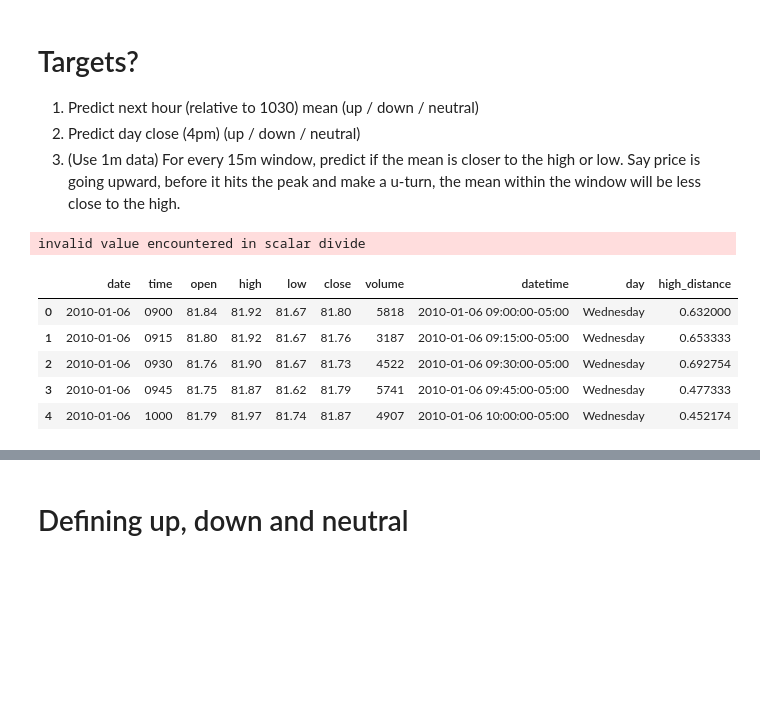
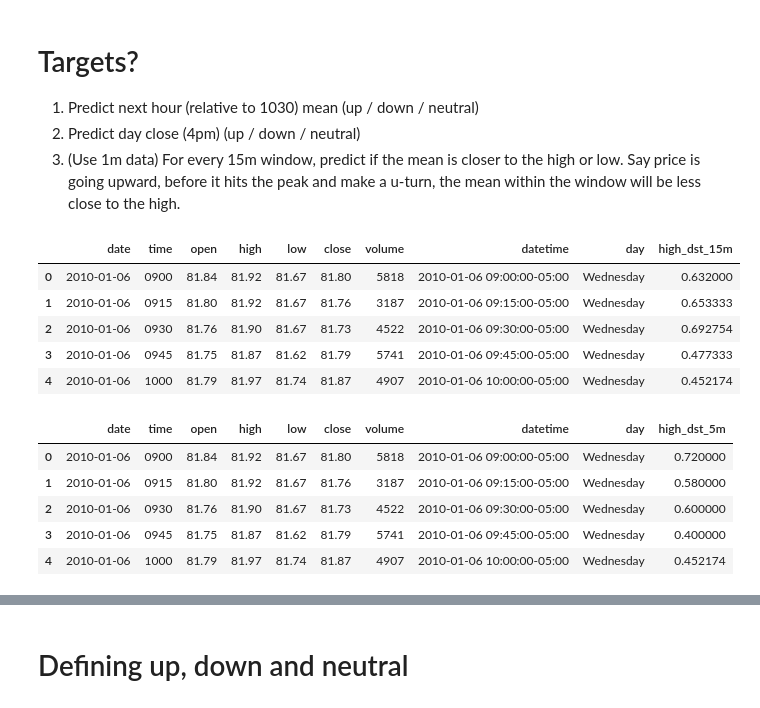
Before and after one commit to daQuincy/Takumi, a Jupyter notebook: 005 - feature_engineering.ipynb, the cells around one changed output, grey strips where cells are left out. Saved outputs shown, nothing was run; the diff lists cells and outputs as text; code cells hidden in the pictures; blank space fills up the shorter version.

```diff
--- a/005 - feature_engineering.ipynb
+++ b/005 - feature_engineering.ipynb
@@ -26,9 +27,13 @@ else:
     df_wti_1m = read_bm_data('./large_files/cl-1m.csv')
     pickle.dump(df_wti_1m, open('./large_files/cl-1m.pkl', 'wb'))
 
+df_wti_1m = df_wti_1m[(df_wti_1m['datetime'].dt.hour >= 9) & (df_wti_1m['datetime'].dt.hour < 16)]
+
 df_wti = read_bm_data('./data/backtestmarket/cl-15m.csv')
 # take only wednesday data for 10 years
-df = df_wti[(df_wti['datetime'].dt.hour >= 9) & (df_wti['datetime'].dt.hour < 16)]
+
+df = df_wti.copy()
+df = df[(df['datetime'].dt.hour >= 9) & (df['datetime'].dt.hour < 16)]
 df = df[(df['datetime'].dt.weekday == 2) & (df['datetime'].dt.year >= 2010) & (df['datetime'].dt.year <= 2019)]
 df.head()
 # %% [output]
@@ -88,47 +95,75 @@ def plot_candlestick(df, title=''):
     fig.show()
 # %%
 # test out idea 3
-
-# time_range = pd.date_range(
-#     start=pd.to_datetime('09:00:00'),
-#     end=pd.to_datetime('15:45:00'),
-#     freq=pd.Timedelta('15 minutes')
-# )
 
 df_uturn = []
 counter = 0
 for day, df_day in tqdm.tqdm(df.groupby(pd.Grouper(key='datetime', freq='D'))):
     if df_day.shape[0] == 0:
         continue
 
     df_day_1m = df_wti_1m[
         (df_wti_1m['datetime'] >= df_day['datetime'].iloc[0]) &
         (df_wti_1m['datetime'] < (df_day['datetime'].iloc[-1] + pd.Timedelta(minutes=15)))
     ]
 
     distances = []
     for time_range, df_tmp in df_day_1m.groupby(pd.Grouper(key='datetime', freq='15min')):
         mean = df_tmp['close'].mean()
         high = df_tmp['high'].max()
         low = df_tmp['low'].min()
         # distance to high, approaching 0 means getting closer
         dist = (high - mean) / (high - low)
-        distances.append({'datetime': pd.to_datetime(time_range), 'high_distance': dist})
+        distances.append({'datetime': pd.to_datetime(time_range), 'high_dst_15m': dist})
     distances = pd.DataFrame(distances)
 
     df_day = pd.merge(left=df_day, right=distances, how='left', on='datetime')
     df_uturn.append(df_day)
 
 df_uturn = pd.concat(df_uturn).sort_values('datetime')
 df_uturn.head()
 # %% [output]
-invalid value encountered in scalar divide
-|  | date | time | open | high | low | close | volume | datetime | day | high_distance |
+|  | date | time | open | high | low | close | volume | datetime | day | high_dst_15m |
 | 0 | 2010-01-06 | 0900 | 81.84 | 81.92 | 81.67 | 81.80 | 5818 | 2010-01-06 09:00:00-05:00 | Wednesday | 0.632000 |
 | 1 | 2010-01-06 | 0915 | 81.80 | 81.92 | 81.67 | 81.76 | 3187 | 2010-01-06 09:15:00-05:00 | Wednesday | 0.653333 |
 | 2 | 2010-01-06 | 0930 | 81.76 | 81.90 | 81.67 | 81.73 | 4522 | 2010-01-06 09:30:00-05:00 | Wednesday | 0.692754 |
 | 3 | 2010-01-06 | 0945 | 81.75 | 81.87 | 81.62 | 81.79 | 5741 | 2010-01-06 09:45:00-05:00 | Wednesday | 0.477333 |
 | 4 | 2010-01-06 | 1000 | 81.79 | 81.97 | 81.74 | 81.87 | 4907 | 2010-01-06 10:00:00-05:00 | Wednesday | 0.452174 |
+# %%
+# test out idea 3
+
+df_uturn2 = []
+for day, df_day in tqdm.tqdm(df.groupby(pd.Grouper(key='datetime', freq='D'))):
+    if df_day.shape[0] == 0:
+        continue
+
+    df_day_1m = df_wti_1m[
+        (df_wti_1m['datetime'] >= df_day['datetime'].iloc[0]) &
+        (df_wti_1m['datetime'] < (df_day['datetime'].iloc[-1] + pd.Timedelta(minutes=5)))
+    ]
+
+    distances = []
+    for time_range, df_tmp in df_day_1m.groupby(pd.Grouper(key='datetime', freq='5min')):
+        mean = df_tmp['close'].mean()
+        high = df_tmp['high'].max()
+        low = df_tmp['low'].min()
+        # distance to high, approaching 0 means getting closer
+        dist = (high - mean) / (high - low)
+        distances.append({'datetime': pd.to_datetime(time_range), 'high_dst_5m': dist})
+    distances = pd.DataFrame(distances)
+
+    df_day = pd.merge(left=df_day, right=distances, how='left', on='datetime')
+    df_uturn2.append(df_day)
+
+df_uturn2 = pd.concat(df_uturn2).sort_values('datetime')
+df_uturn2.head()
+# %% [output]
+|  | date | time | open | high | low | close | volume | datetime | day | high_dst_5m |
+| 0 | 2010-01-06 | 0900 | 81.84 | 81.92 | 81.67 | 81.80 | 5818 | 2010-01-06 09:00:00-05:00 | Wednesday | 0.720000 |
+| 1 | 2010-01-06 | 0915 | 81.80 | 81.92 | 81.67 | 81.76 | 3187 | 2010-01-06 09:15:00-05:00 | Wednesday | 0.580000 |
+| 2 | 2010-01-06 | 0930 | 81.76 | 81.90 | 81.67 | 81.73 | 4522 | 2010-01-06 09:30:00-05:00 | Wednesday | 0.600000 |
+| 3 | 2010-01-06 | 0945 | 81.75 | 81.87 | 81.62 | 81.79 | 5741 | 2010-01-06 09:45:00-05:00 | Wednesday | 0.400000 |
+| 4 | 2010-01-06 | 1000 | 81.79 | 81.97 | 81.74 | 81.87 | 4907 | 2010-01-06 10:00:00-05:00 | Wednesday | 0.452174 |
 # %%
 days = df_uturn['datetime'].dt.date.unique()
 np.random.shuffle(days)
```
Also changed, not shown: parts of 17 cells of this notebook.
